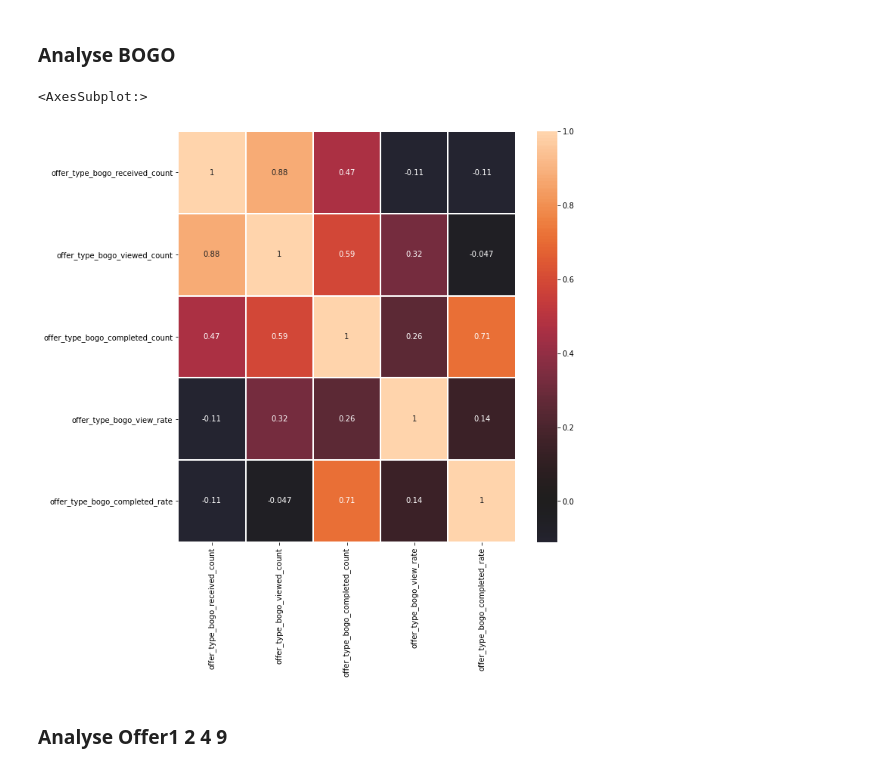
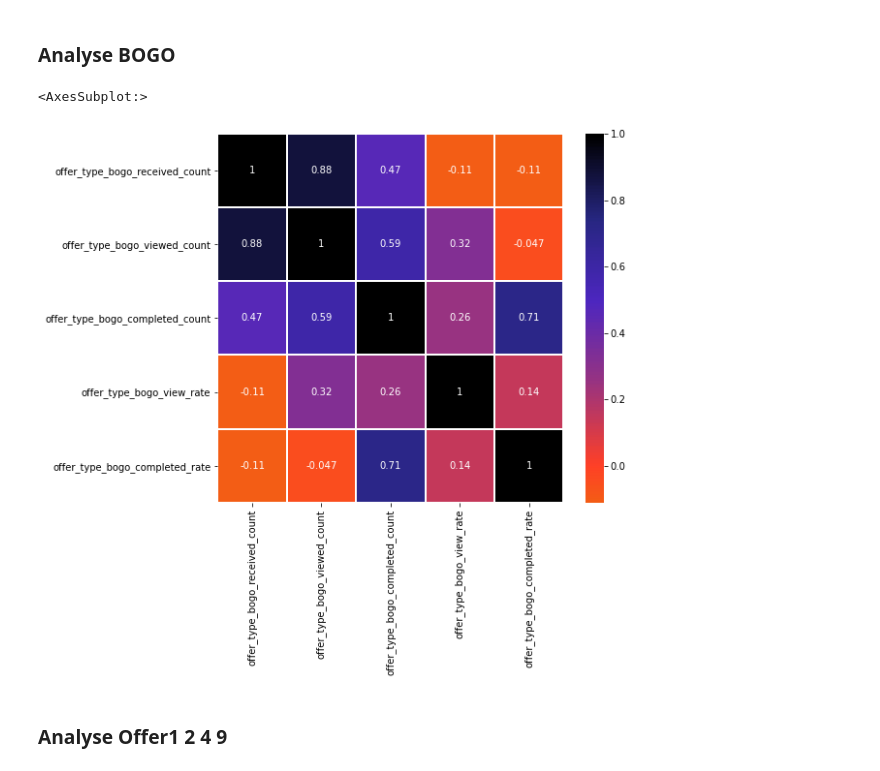
Before and after one commit to Arjunar92/Starbucks_Customer_Segmentation_Project, a Jupyter notebook: Starbucks_Customer_Segmentation_012821a.ipynb, the cells around one changed output. Cells and saved outputs as stored; diff of their text form; code cells hidden in the pictures.

```diff
--- a/Starbucks_Customer_Segmentation_012821a.ipynb
+++ b/Starbucks_Customer_Segmentation_012821a.ipynb
@@ -296,17 +262,17 @@ ab
 # %% [markdown]
 ### Analyse BOGO
 # %%
-normal_data = profile_offer[['offer_type_bogo_received_count',
+offer_bogo = profile_offer[['customer_id','offer_type_bogo_received_count',
  'offer_type_bogo_viewed_count',
  'offer_type_bogo_completed_count',
  'offer_type_bogo_view_rate',
  'offer_type_bogo_completed_rate']]
 
-plt.figure(figsize=(10, 10))
-sns.heatmap(normal_data.corr(), annot=True, linewidths=1, center=0)
+plt.figure(figsize=(8, 7))
+sns.heatmap(offer_bogo.corr(), annot=True, linewidths=1, center=0, cmap = "CMRmap_r")
 # %% [output]
 <AxesSubplot:>
-[figure, old version]
+[figure, new version]
 # %% [markdown]
 ### Analyse Offer1 2 4 9
 # %%
```
Also changed, not shown: parts of 22 cells of this notebook.
